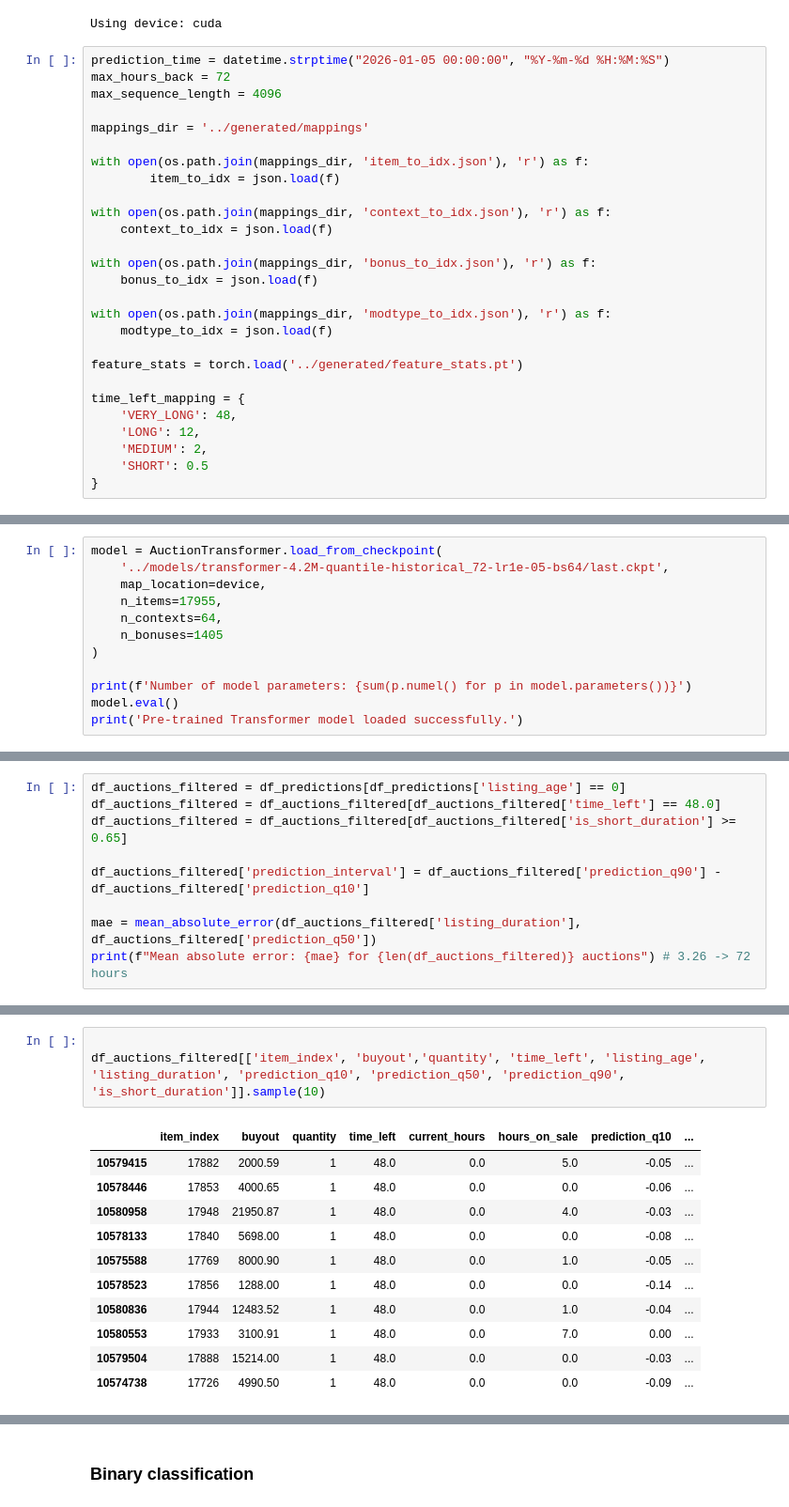
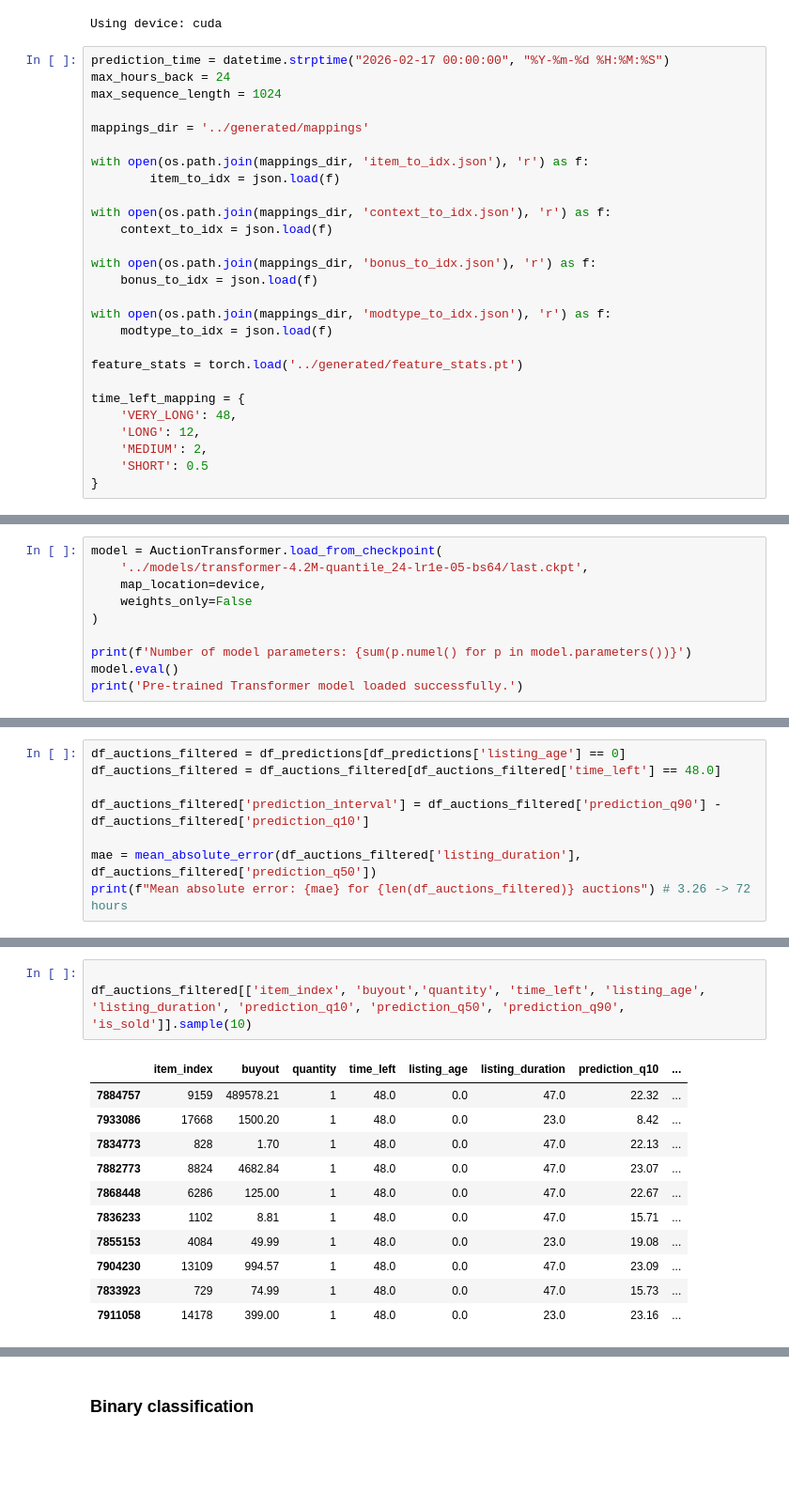
Before and after one commit to AngelUrq/auction_classic, a Jupyter notebook: notebooks/transformer_evaluation.ipynb, the cells around one changed output, grey strips where cells are left out. Shown at 94% size. Saved outputs shown, nothing was run; the diff lists cells and outputs as text; blank space fills up the shorter version.

```diff
--- a/notebooks/transformer_evaluation.ipynb
+++ b/notebooks/transformer_evaluation.ipynb
@@ -32,9 +35,9 @@ print(f"Using device: {device}")
 # %% [output]
 Using device: cuda
 # %%
-prediction_time = datetime.strptime("2026-01-05 00:00:00", "%Y-%m-%d %H:%M:%S")
-max_hours_back = 72
-max_sequence_length = 4096
+prediction_time = datetime.strptime("2026-02-17 00:00:00", "%Y-%m-%d %H:%M:%S")
+max_hours_back = 24
+max_sequence_length = 1024
 
 mappings_dir = '../generated/mappings'
 
@@ -79,10 +82,8 @@ Auctions shape: (21298770, 15)
 # %%
 model = AuctionTransformer.load_from_checkpoint(
-    '../models/transformer-4.2M-quantile-historical_72-lr1e-05-bs64/last.ckpt',
+    '../models/transformer-4.2M-quantile_24-lr1e-05-bs64/last.ckpt',
     map_location=device,
-    n_items=17955,
-    n_contexts=64,
-    n_bonuses=1405
+    weights_only=False
 )
 
 print(f'Number of model parameters: {sum(p.numel() for p in model.parameters())}')
@@ -114,7 +116,6 @@ Mean absolute error: 2.1196750671348896
 # %%
 df_auctions_filtered = df_predictions[df_predictions['listing_age'] == 0]
 df_auctions_filtered = df_auctions_filtered[df_auctions_filtered['time_left'] == 48.0]
-df_auctions_filtered = df_auctions_filtered[df_auctions_filtered['is_short_duration'] >= 0.65]
 
 df_auctions_filtered['prediction_interval'] = df_auctions_filtered['prediction_q90'] - df_auctions_filtered['prediction_q10']
 
@@ -154,18 +126,18 @@ Negative class (>= 8h): 72 (11.0%)
 # %%
 
-df_auctions_filtered[['item_index', 'buyout','quantity', 'time_left', 'listing_age', 'listing_duration', 'prediction_q10', 'prediction_q50', 'prediction_q90', 'is_short_duration']].sample(10)
+df_auctions_filtered[['item_index', 'buyout','quantity', 'time_left', 'listing_age', 'listing_duration', 'prediction_q10', 'prediction_q50', 'prediction_q90', 'is_sold']].sample(10)
 # %% [output]
-|  | item_index | buyout | quantity | time_left | current_hours | hours_on_sale | prediction_q10 | ... |
-| 10579415 | 17882 | 2000.59 | 1 | 48.0 | 0.0 | 5.0 | -0.05 | ... |
-| 10578446 | 17853 | 4000.65 | 1 | 48.0 | 0.0 | 0.0 | -0.06 | ... |
-| 10580958 | 17948 | 21950.87 | 1 | 48.0 | 0.0 | 4.0 | -0.03 | ... |
-| 10578133 | 17840 | 5698.00 | 1 | 48.0 | 0.0 | 0.0 | -0.08 | ... |
-| 10575588 | 17769 | 8000.90 | 1 | 48.0 | 0.0 | 1.0 | -0.05 | ... |
-| 10578523 | 17856 | 1288.00 | 1 | 48.0 | 0.0 | 0.0 | -0.14 | ... |
-| 10580836 | 17944 | 12483.52 | 1 | 48.0 | 0.0 | 1.0 | -0.04 | ... |
-| 10580553 | 17933 | 3100.91 | 1 | 48.0 | 0.0 | 7.0 | 0.00 | ... |
-| 10579504 | 17888 | 15214.00 | 1 | 48.0 | 0.0 | 0.0 | -0.03 | ... |
-| 10574738 | 17726 | 4990.50 | 1 | 48.0 | 0.0 | 0.0 | -0.09 | ... |
+|  | item_index | buyout | quantity | time_left | listing_age | listing_duration | prediction_q10 | ... |
+| 7884757 | 9159 | 489578.21 | 1 | 48.0 | 0.0 | 47.0 | 22.32 | ... |
+| 7933086 | 17668 | 1500.20 | 1 | 48.0 | 0.0 | 23.0 | 8.42 | ... |
+| 7834773 | 828 | 1.70 | 1 | 48.0 | 0.0 | 47.0 | 22.13 | ... |
+| 7882773 | 8824 | 4682.84 | 1 | 48.0 | 0.0 | 47.0 | 23.07 | ... |
+| 7868448 | 6286 | 125.00 | 1 | 48.0 | 0.0 | 47.0 | 22.67 | ... |
+| 7836233 | 1102 | 8.81 | 1 | 48.0 | 0.0 | 47.0 | 15.71 | ... |
+| 7855153 | 4084 | 49.99 | 1 | 48.0 | 0.0 | 23.0 | 19.08 | ... |
+| 7904230 | 13109 | 994.57 | 1 | 48.0 | 0.0 | 47.0 | 23.09 | ... |
+| 7833923 | 729 | 74.99 | 1 | 48.0 | 0.0 | 47.0 | 15.73 | ... |
+| 7911058 | 14178 | 399.00 | 1 | 48.0 | 0.0 | 23.0 | 23.16 | ... |
 # %%
 df_auctions_filtered['coverage'] = (df_auctions_filtered['prediction_q10'] <= df_auctions_filtered['listing_duration']) & (df_auctions_filtered['listing_duration'] <= df_auctions_filtered['prediction_q90'])
 df_auctions_filtered['coverage'].mean()
```
Also changed, not shown: parts of 8 cells of this notebook, 7 other files.
